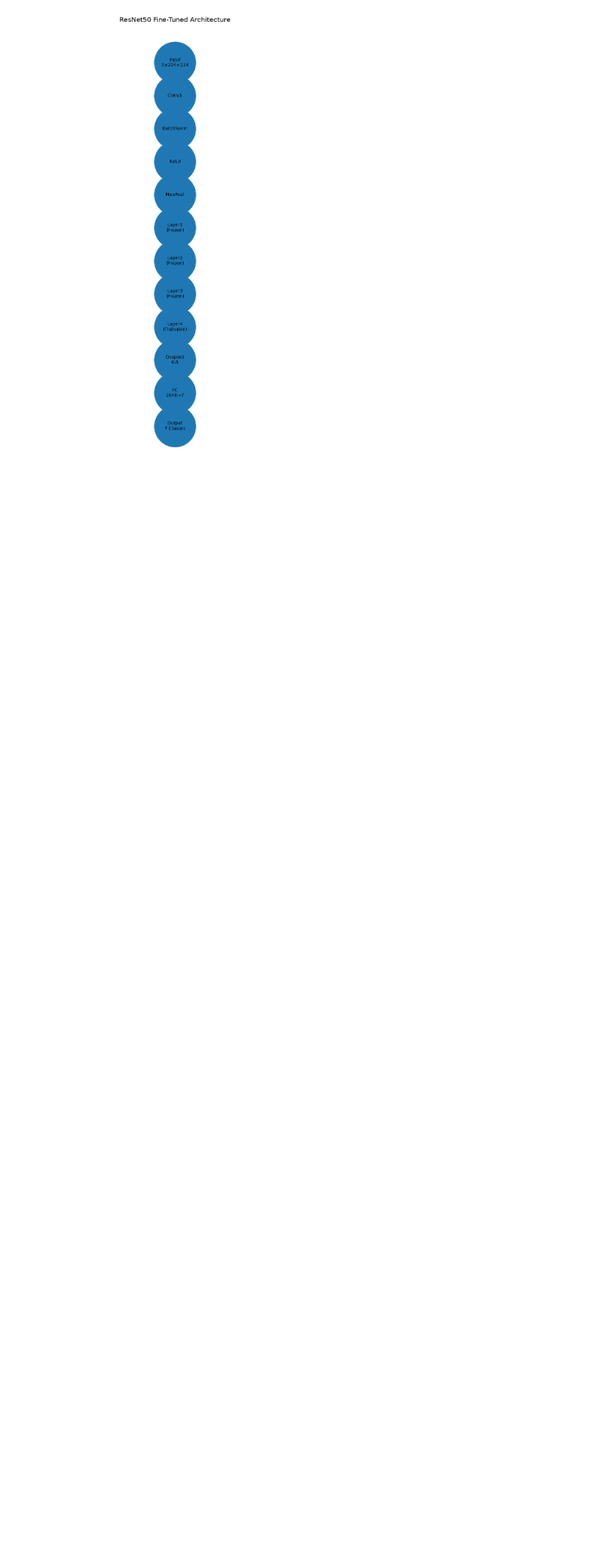
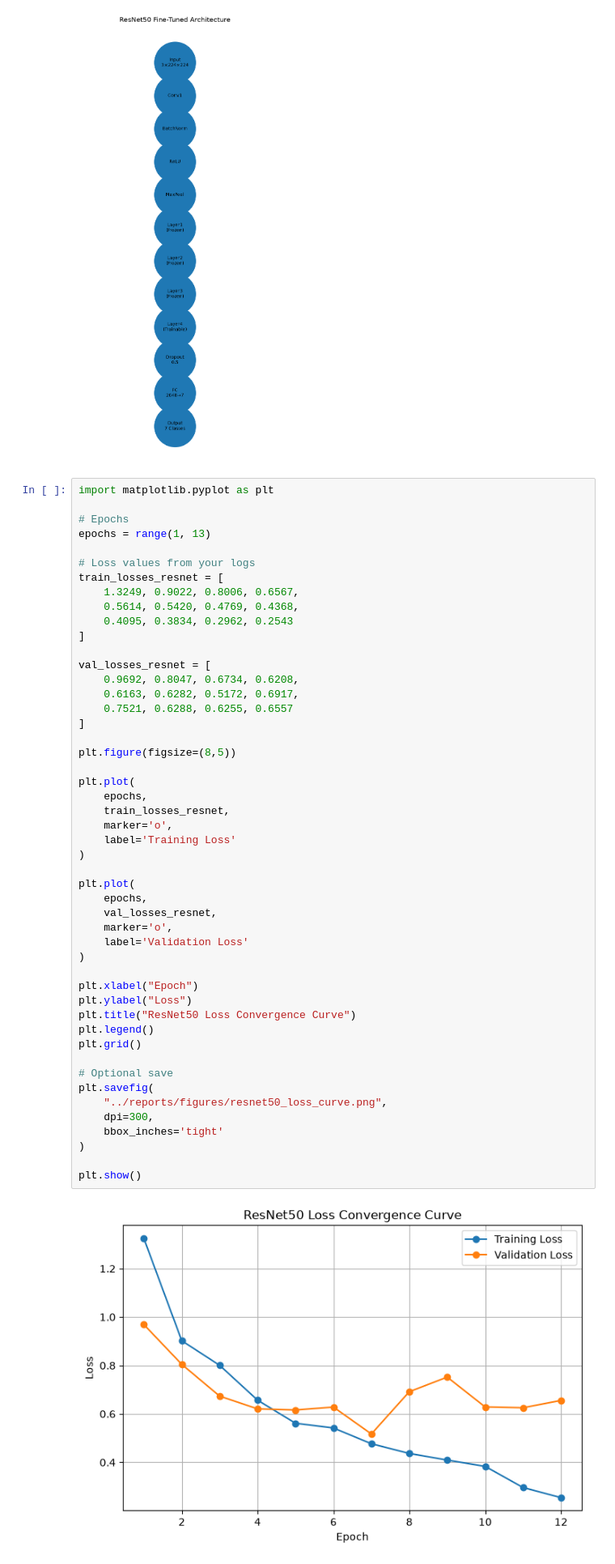
Before and after one commit to Ibad2004/DermAI-Skin-Cancer-Classification, a Jupyter notebook: notebooks/04_ResNet50.ipynb, the cells around one changed output. Shown at 81% size. Drawn from its saved outputs; the diff is of its cells as text; blank space fills up the shorter version.

```diff
--- a/notebooks/04_ResNet50.ipynb
+++ b/notebooks/04_ResNet50.ipynb
@@ -1163,3 +1163,54 @@ plt.axis('off')
 plt.show()
 # %% [output]
 [figure]
+# %%
+import matplotlib.pyplot as plt
+
+# Epochs
+epochs = range(1, 13)
+
+# Loss values from your logs
+train_losses_resnet = [
+    1.3249, 0.9022, 0.8006, 0.6567,
+    0.5614, 0.5420, 0.4769, 0.4368,
+    0.4095, 0.3834, 0.2962, 0.2543
+]
+
+val_losses_resnet = [
+    0.9692, 0.8047, 0.6734, 0.6208,
+    0.6163, 0.6282, 0.5172, 0.6917,
+    0.7521, 0.6288, 0.6255, 0.6557
+]
+
+plt.figure(figsize=(8,5))
+
+plt.plot(
+    epochs,
+    train_losses_resnet,
+    marker='o',
+    label='Training Loss'
+)
+
+plt.plot(
+    epochs,
+    val_losses_resnet,
+    marker='o',
+    label='Validation Loss'
+)
+
+plt.xlabel("Epoch")
+plt.ylabel("Loss")
+plt.title("ResNet50 Loss Convergence Curve")
+plt.legend()
+plt.grid()
+
+# Optional save
+plt.savefig(
+    "../reports/figures/resnet50_loss_curve.png",
+    dpi=300,
+    bbox_inches='tight'
+)
+
+plt.show()
+# %% [output]
+[figure, added]
```
Also changed, not shown: 14 other files.
